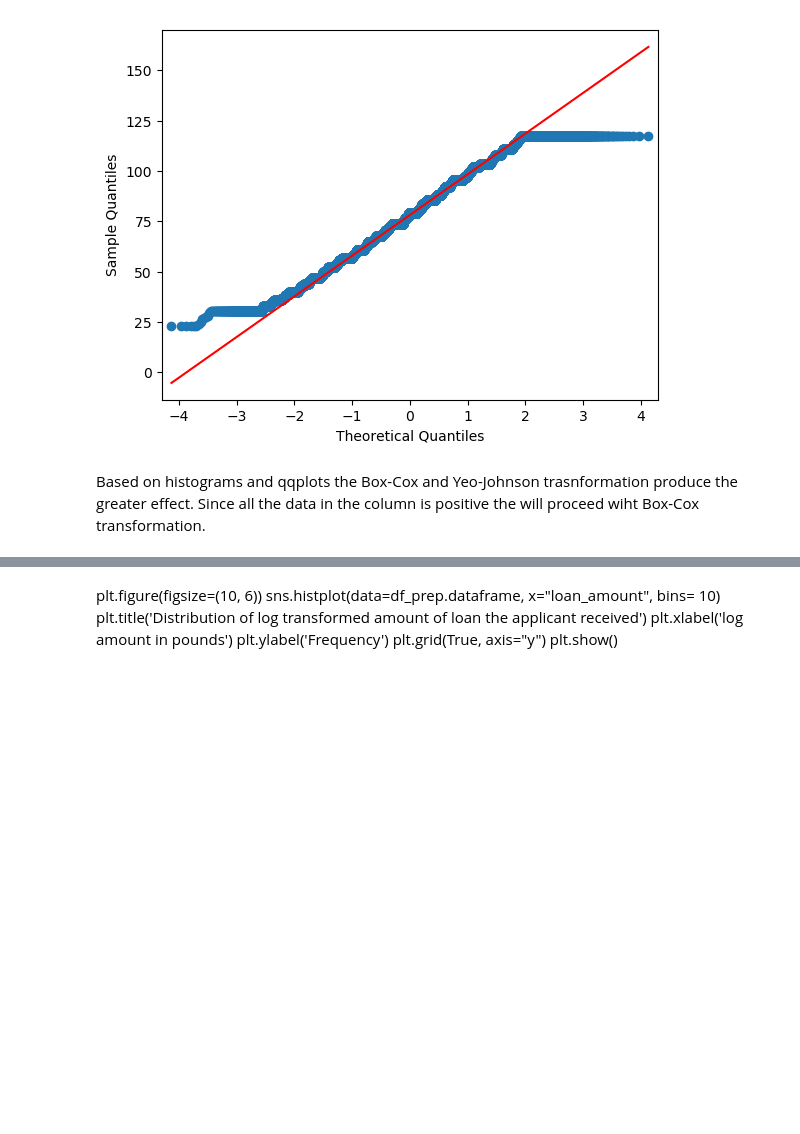
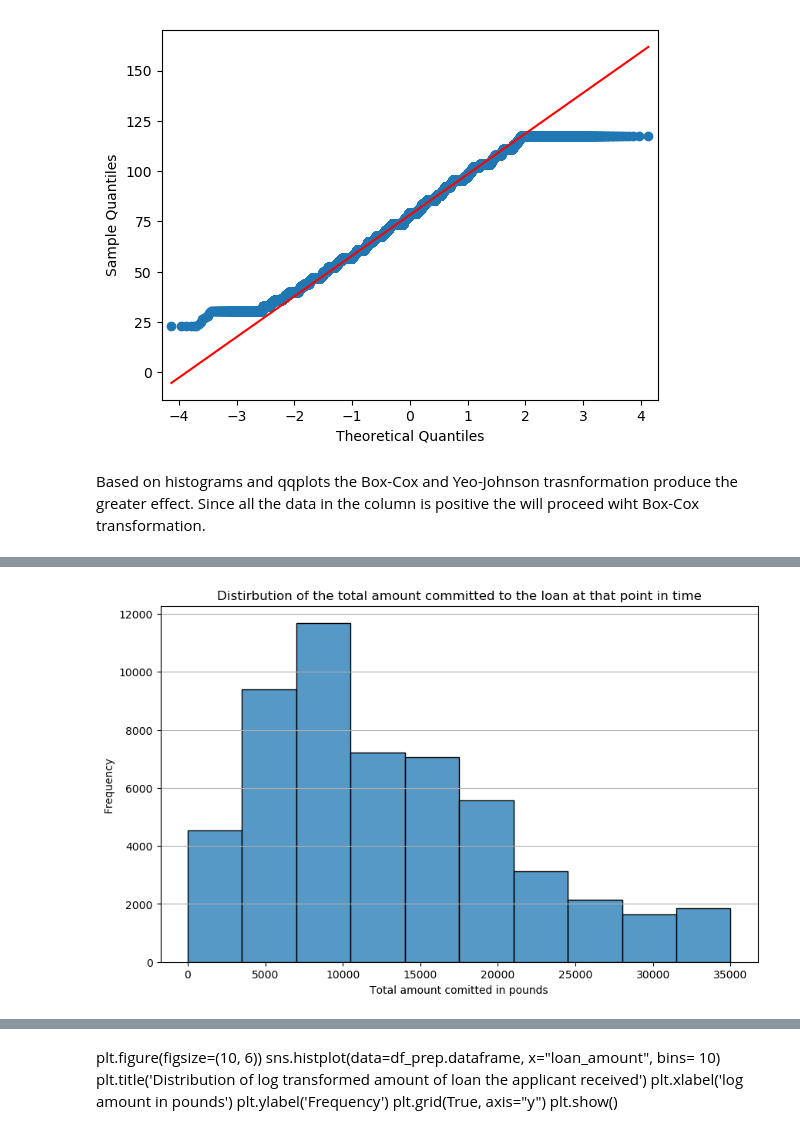
Before and after one commit to ChristianDaza/EDA_finance, a Jupyter notebook: SRC/EDA.ipynb, the cells around one changed output, grey strips where cells are left out. Cells and saved outputs as stored; diff of their text form; code cells hidden in the pictures; blank space fills up the shorter version.

Commit message:
Create seaborn histogram qq_plot methods and transformed up to total payments

```diff
--- a/SRC/EDA.ipynb
+++ b/SRC/EDA.ipynb
@@ -664,0 +629,11 @@ Name: loan_amount, Length: 54231, dtype: int64
+# %%
+# Visualise the skew of funded_amount_inv
+plt.figure(figsize=(10, 6))
+sns.histplot(data=df_prep.dataframe, x="funded_amount_inv", bins= 10)
+plt.title('Distirbution of the total amount committed to the loan at that point in time')
+plt.xlabel('Total amount comitted in pounds')
+plt.ylabel('Frequency')
+plt.grid(True, axis="y")
+plt.show()
+# %% [output]
+[figure, added]
```
Also changed, not shown: parts of 37 cells of this notebook, 2 other files.
